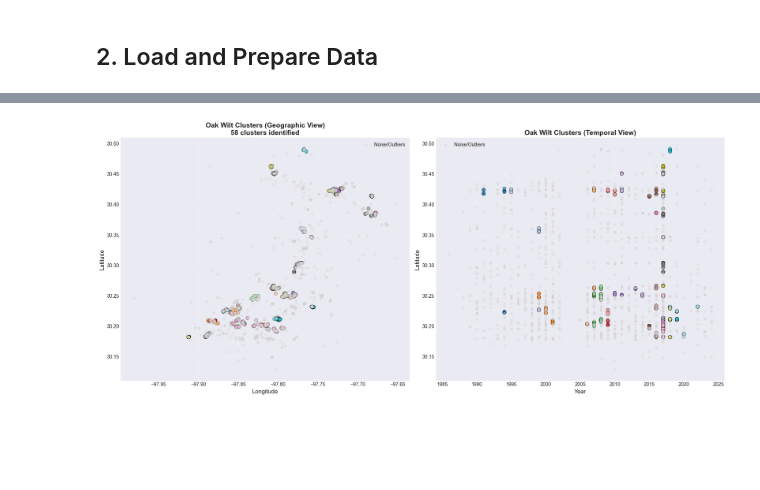
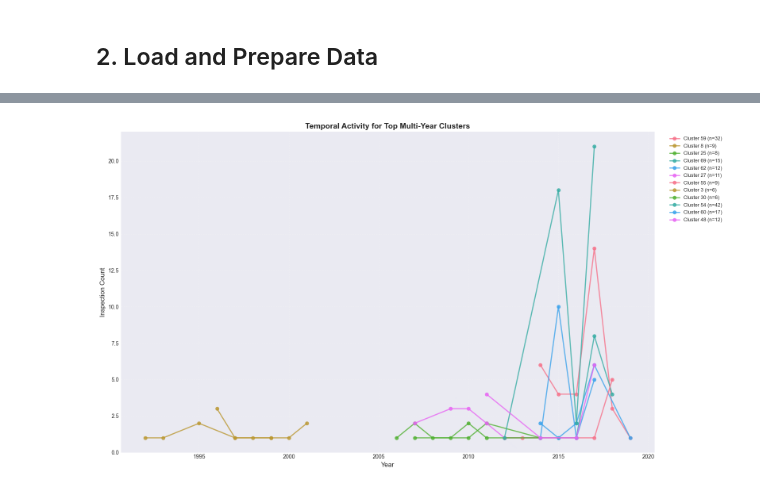
Before and after one commit to IMGROOT2/oak-wilt-detection, a Jupyter notebook: notebooks/clusters.ipynb, the cells around one changed output, grey strips where cells are left out. Cells and saved outputs as stored; diff of their text form; code cells hidden in the pictures; blank space fills up the shorter version.

Commit message:
Added training, cleaning, clusters, restructure

```diff
--- a/notebooks/clusters.ipynb
+++ b/notebooks/clusters.ipynb
@@ -204,68 +1183,36 @@ Name: year_span, dtype: float64
 # %%
-# Create visualization of clusters
-fig, (ax1, ax2) = plt.subplots(1, 2, figsize=(18, 8))
+if not CONFIG.get('plots_enabled', True):
+    print('Plot generation disabled via CONFIG — skipping timeline plot.')
+elif cluster_features_df.empty:
+    print('⚠️ Skipping timeline plot because no clusters were generated.')
+else:
+    candidate_order = cluster_features_df.sort_values(
+        ['unique_years', 'point_count'], ascending=[False, False])
+    top_ids = candidate_order['cluster_id'].head(12).tolist()
 
-# Plot 1: Geographic distribution of clusters
-clustered = df_confirmed[df_confirmed['cluster_id'] != -1]
-noise = df_confirmed[df_confirmed['cluster_id'] == -1]
+    fig, ax = plt.subplots(figsize=(16, 9))
+    for cid in top_ids:
+        subset = df_clustered[df_clustered['cluster_id'] == cid]
+        yearly_counts = subset.groupby('INSPECTION_YEAR').size().sort_index()
+        ax.plot(
+            yearly_counts.index,
+            yearly_counts.values,
+            marker='o',
+            linewidth=2,
+            markersize=6,
+            alpha=0.8,
+            label=f'Cluster {cid} (n={int(subset.shape[0])})'
+        )
 
-# Plot clusters with different colors
-scatter1 = ax1.scatter(
-    clustered['LONGITUDE'],
-    clustered['LATITUDE'],
-    c=clustered['cluster_id'],
-    cmap='tab20',
-    s=50,
-    alpha=0.6,
-    edgecolors='black',
-    linewidth=0.5
-)
+    ax.set_xlabel('Year', fontsize=12)
+    ax.set_ylabel('Inspection Count', fontsize=12)
+    ax.set_title('Temporal Activity for Top Multi-Year Clusters', fontsize=14, fontweight='bold')
+    ax.grid(True, alpha=0.3, linestyle='--')
+    ax.legend(bbox_to_anchor=(1.02, 1), loc='upper left', fontsize=9)
 
-# Plot noise points in gray
-ax1.scatter(
-    noise['LONGITUDE'],
-    noise['LATITUDE'],
-    c='lightgray',
-    s=20,
-    alpha=0.3,
-    label='Noise/Outliers'
-)
-
-ax1.set_xlabel('Longitude', fontsize=12)
-ax1.set_ylabel('Latitude', fontsize=12)
-ax1.set_title(f'Oak Wilt Clusters (Geographic View)\n{n_clusters} clusters identified', fontsize=14, fontweight='bold')
-ax1.grid(True, alpha=0.3)
-ax1.legend()
-
-# Plot 2: Temporal distribution of clusters
-scatter2 = ax2.scatter(
-    clustered['INSPECTION_YEAR'],
-    clustered['LATITUDE'],
-    c=clustered['cluster_id'],
-    cmap='tab20',
-    s=50,
-    alpha=0.6,
-    edgecolors='black',
-    linewidth=0.5
-)
-
-ax2.scatter(
-    noise['INSPECTION_YEAR'],
-    noise['LATITUDE'],
-    c='lightgray',
-    s=20,
-    alpha=0.3,
-    label='Noise/Outliers'
-)
-
-ax2.set_xlabel('Year', fontsize=12)
-ax2.set_ylabel('Latitude', fontsize=12)
-ax2.set_title('Oak Wilt Clusters (Temporal View)', fontsize=14, fontweight='bold')
-ax2.grid(True, alpha=0.3)
-ax2.legend()
-
-plt.tight_layout()
-plt.savefig('../visualizations/clusters/oak_wilt_clusters.png', dpi=300, bbox_inches='tight')
-print('✓ Saved visualization to: ../visualizations/clusters/oak_wilt_clusters.png')
-plt.show()
+    plt.tight_layout()
+    output_path = Path('../visualizations/clusters/cluster_activity_timelines.png')
+    plt.savefig(output_path, dpi=300, bbox_inches='tight')
+    print(f'✓ Saved cluster activity timelines to: {output_path}')
+    plt.show()
 # %% [output]
@@ -273,2 +1220,2 @@ plt.show()
-[figure, old version]
+[figure, new version]
 # %%
```
Also changed, not shown: parts of 40 cells of this notebook, 19 other files.
